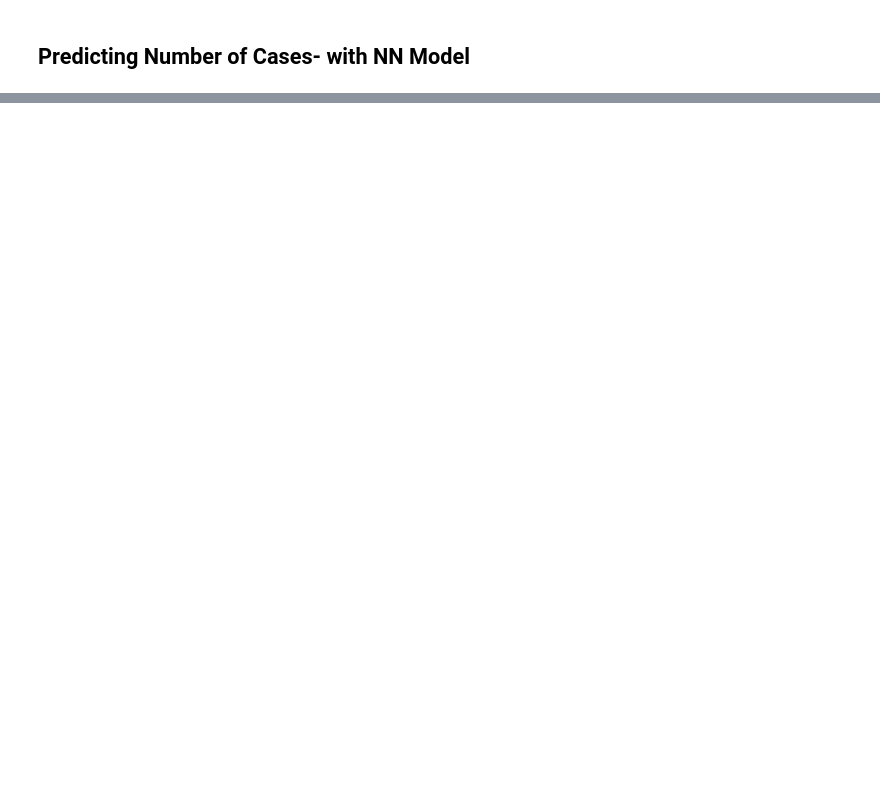
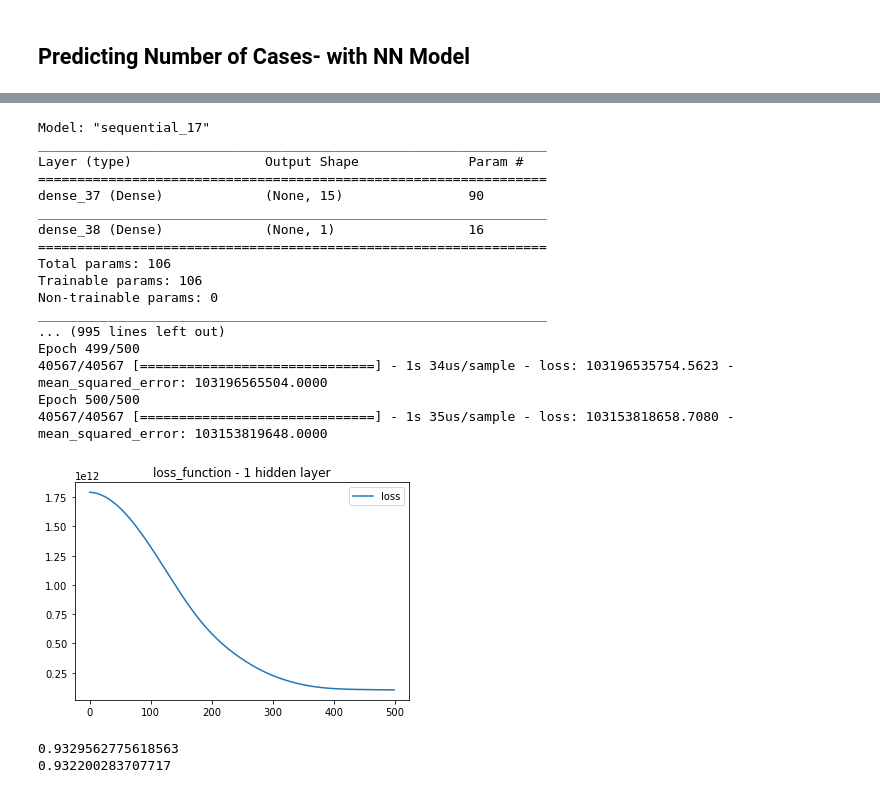
Before and after one commit to pmmfs/capstone-project, a Jupyter notebook: Analysis/government_regulation_analysis_muzz.ipynb, the cells around one changed output, grey strips where cells are left out. Drawn from its saved outputs; the diff is of its cells as text; code cells hidden in the pictures; blank space fills up the shorter version.

Commit message:
updating neural network modeling with pred-total-case

```diff
--- a/Analysis/government_regulation_analysis_muzz.ipynb
+++ b/Analysis/government_regulation_analysis_muzz.ipynb
@@ -563,0 +576,4 @@ KeyError: 'mse'
+# %%
+# Drop rows with null values
+df_cases_ml=df_death_ml.dropna(how='any')
+df_cases_ml.shape
@@ -569,0 +593,11 @@ y = y.reshape(-1,1)
+# %%
+# Split dataset into training and testing
+# train 90% of data, test 10%
+X_train, X_test, y_train, y_test = train_test_split(X, y, test_size=0.10)
+
+# scale data
+X_scaler = StandardScaler()
+X_scaler.fit(X_train)
+
+X_train_scaled = X_scaler.transform(X_train)
+X_test_scaled = X_scaler.transform(X_test)
@@ -569,0 +653,49 @@ y = y.reshape(-1,1)
+# %%
+# define model - shallow neural net 3X
+number_hidden_nodes = 15
+number_input_features = 5
+epochs=500
+nn = Sequential()
+nn.add(Dense(units=number_hidden_nodes, input_dim=number_input_features, activation="relu"))
+nn.add(Dense(1, activation="linear"))
+
+nn.summary()
+
+# compile model
+nn.compile(loss="mean_squared_error", optimizer="adam", metrics=["mse"])
+
+# train model
+model_1 = nn.fit(X_train_scaled, y_train, epochs=epochs )
+
+# Plot the train and test loss function
+plt.plot(model_1.history["loss"])
+plt.title("loss_function - 1 hidden layer")
+plt.legend(["loss"])
+plt.show()
+
+y_train_pred = nn.predict(X_train_scaled)
+y_test_pred = nn.predict(X_test_scaled)
+
+print(r2_score(y_train, y_train_pred))
+print(r2_score(y_test, y_test_pred))
+# %% [output]
+Model: "sequential_17"
+_________________________________________________________________
+Layer (type)                 Output Shape              Param #
+=================================================================
+dense_37 (Dense)             (None, 15)                90
+_________________________________________________________________
+dense_38 (Dense)             (None, 1)                 16
+=================================================================
+Total params: 106
+Trainable params: 106
+Non-trainable params: 0
+_________________________________________________________________
+... (995 lines left out)
+Epoch 499/500
+40567/40567 [==============================] - 1s 34us/sample - loss: 103196535754.5623 - mean_squared_error: 103196565504.0000
+Epoch 500/500
+40567/40567 [==============================] - 1s 35us/sample - loss: 103153818658.7080 - mean_squared_error: 103153819648.0000
+[figure, added]
+0.9329562775618563
+0.932200283707717
```
Also changed, not shown: parts of 15 cells of this notebook.
